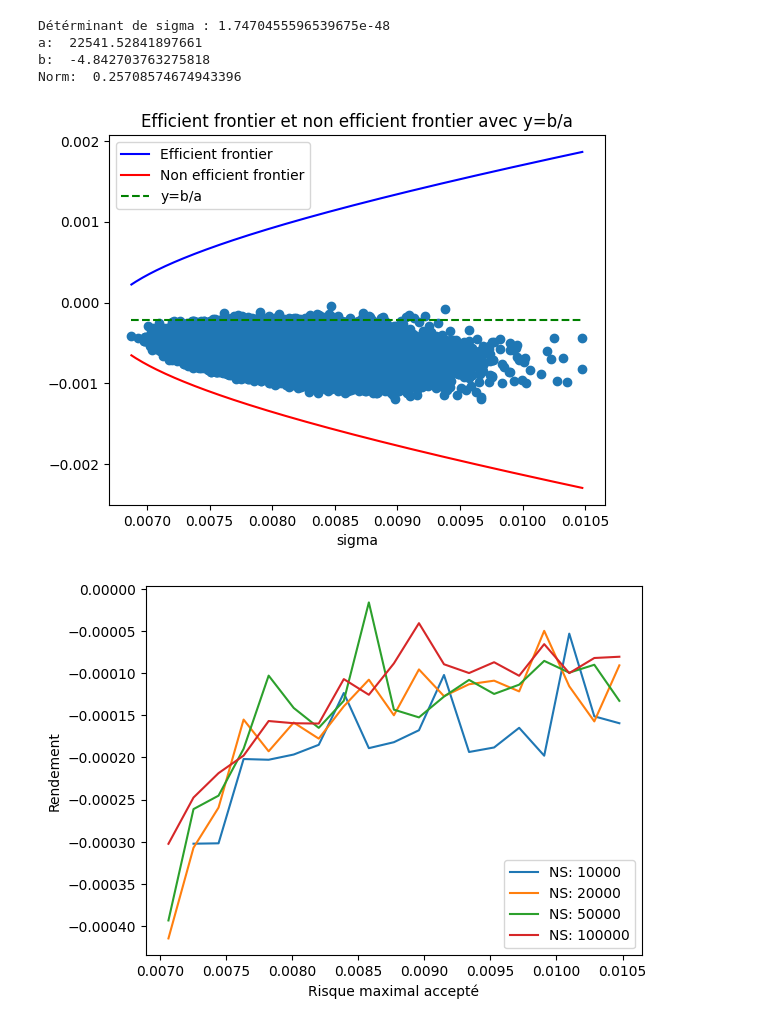
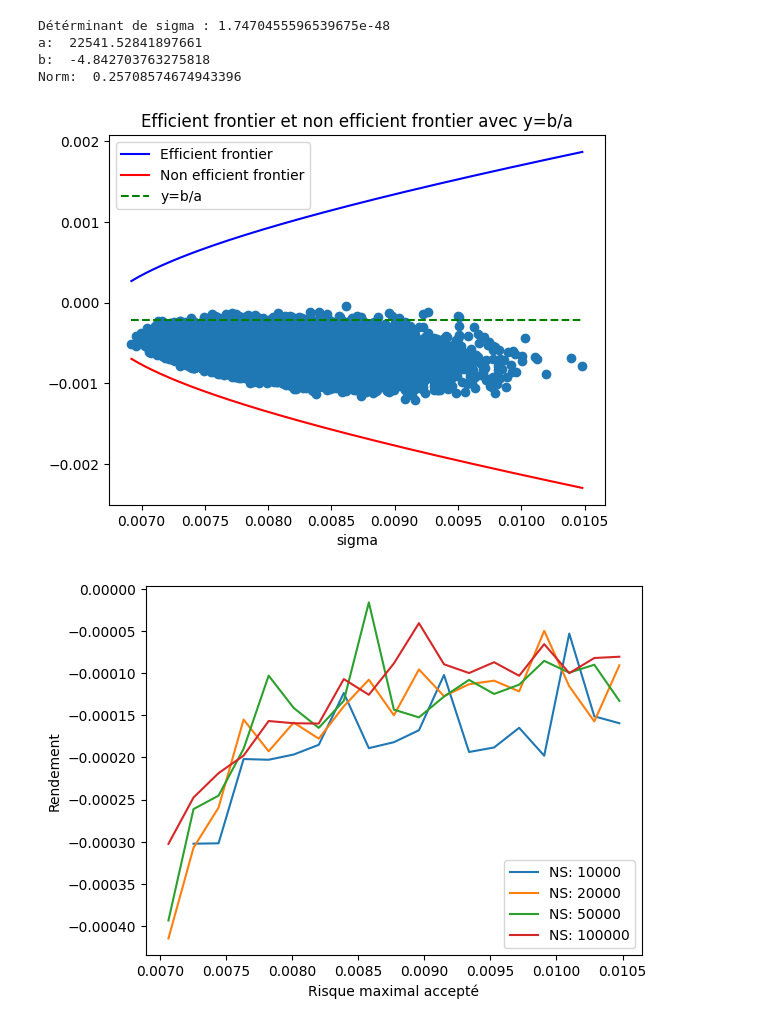
Before and after one commit to yangjoanne216/FinanceMarche, a Jupyter notebook: Main.ipynb, the cells around one changed output. Drawn from its saved outputs; the diff is of its cells as text; code cells hidden in the pictures.

```diff
--- a/Main.ipynb
+++ b/Main.ipynb
@@ -10,9 +10,9 @@ import matplotlib.pyplot as plt
 file_list = glob.glob("actions/*.xlsm")
 BD = [pd.read_excel(file, engine="openpyxl") for file in file_list]
 
-# ER est un vecteur de taille 12 qui contient les rendements moyens des 12 actions
-ER = np.ones((12, 1))
-for j in range(12):
+# ER est un vecteur de taille len(BD) qui contient les rendements moyens des len(BD) actions
+ER = np.ones((len(BD), 1))
+for j in range(len(BD)):
     bd = BD[j]
     St = [
         (bd.iloc[i, 3] + bd.iloc[i, 4]) / 2 for i in range(255)
@@ -22,11 +22,11 @@ for j in range(12):
     ]  # Rt est le rendement de chaque action
     ER[j] = np.mean(Rt)  # ER[j] est le rendement moyen de l'action j
 # %%
-# SIGMA est la matrice de covariance des rendements des 12 actions
-SIGMA = np.ones((12, 12))
+# SIGMA est la matrice de covariance des rendements des len(BD) actions
+SIGMA = np.ones((len(BD), len(BD)))
 
-for i in range(12):
-    for j in range(12):
+for i in range(len(BD)):
+    for j in range(len(BD)):
         bdi = BD[i]
         Sti = [(bdi.iloc[k, 3] + bdi.iloc[k, 4]) / 2 for k in range(255)]
         Rti = [
@@ -48,7 +48,7 @@ print("Détérminant de sigma :", cm.det(SIGMA))
 assert cm.det(SIGMA) != 0
 sigmainv = cm.inv(SIGMA)
 
-vect1 = np.ones((12, 1))
+vect1 = np.ones((len(BD), 1))
 vect1T = vect1.T
 
 a = vect1T @ sigmainv @ vect1
@@ -89,39 +167,20 @@ def cste(a, b):
 # %%
-Axe1 = []
-Axe2 = []
-NS = 200000  # nombre de simulations
-
-for _ in range(NS):
-    # générer un vecteur de poids aléatoires
-    x = [npr.uniform() for _ in range(12)]  # uniforme sur [0, 1]
-    x = np.array(x)  # convertir en tableau numpy
-    s = np.sum(x)  # somme des poids
-
-    #  pas égal à 0
-    if s == 0:
-        x[0] = 1  # si la somme des poids est nulle, on met le premier poids à 1
-    else:
-        x = x / s  # normaliser les poids
-
-    # calculer le rendement et le variance
-    var = x.T @ SIGMA @ x
-    sig = np.sqrt(var)
-    esp = x.T @ ER
-    Axe1.append(sig)
-    Axe2.append(esp)
+x_opt, Espmax, Axe1, Axe2 = get_x_opt(
+    10000, 200000
+)  # On met pour l'instant sigmax à 10000 pour avoir tous les porte-feuilles possible
 
 axesigma = np.linspace(min(Axe1), max(Axe1), 200)
 axeFE = [FE(a, b, sigma, norm) for sigma in axesigma]
 axeFNE = [FNE(a, b, sigma, norm) for sigma in axesigma]
 axeCste = [cste(a, b) for sigma in axesigma]
 
 plt.scatter(Axe1, Axe2)
 plt.title("Efficient frontier et non efficient frontier avec y=b/a")
 plt.plot(axesigma, axeFE, label="Efficient frontier", color="blue")
 plt.plot(axesigma, axeFNE, label="Non efficient frontier", color="red")
 plt.plot(axesigma, axeCste, label="y=b/a", color="green", linestyle="--")
 plt.legend()
 plt.xlabel("sigma")
 plt.show()
 # %% [output]
-[figure, old version]
+[figure, new version]
```
Also changed, not shown: parts of 9 cells of this notebook, 1 other file.
